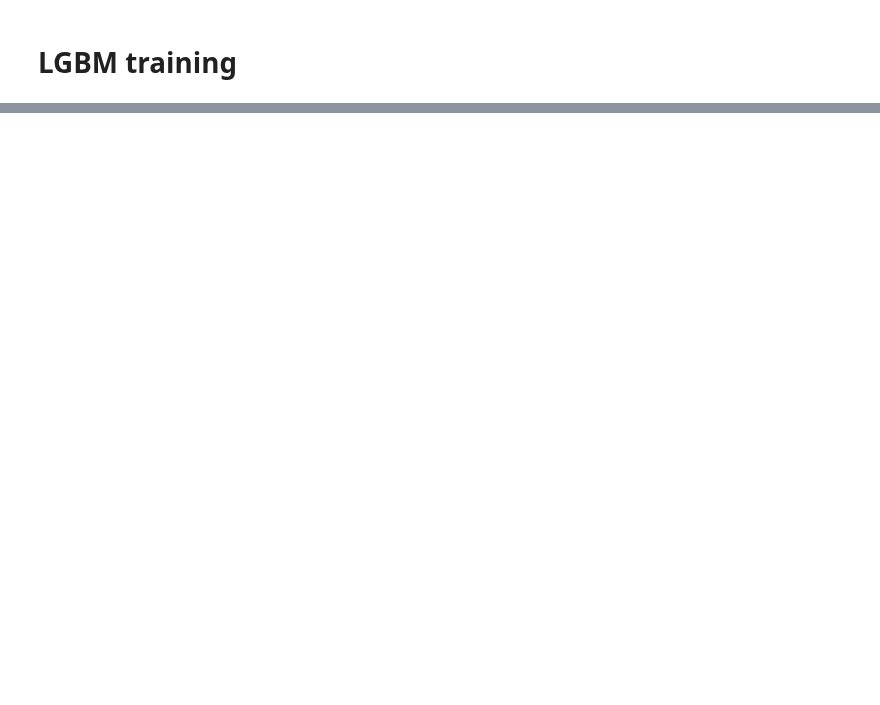
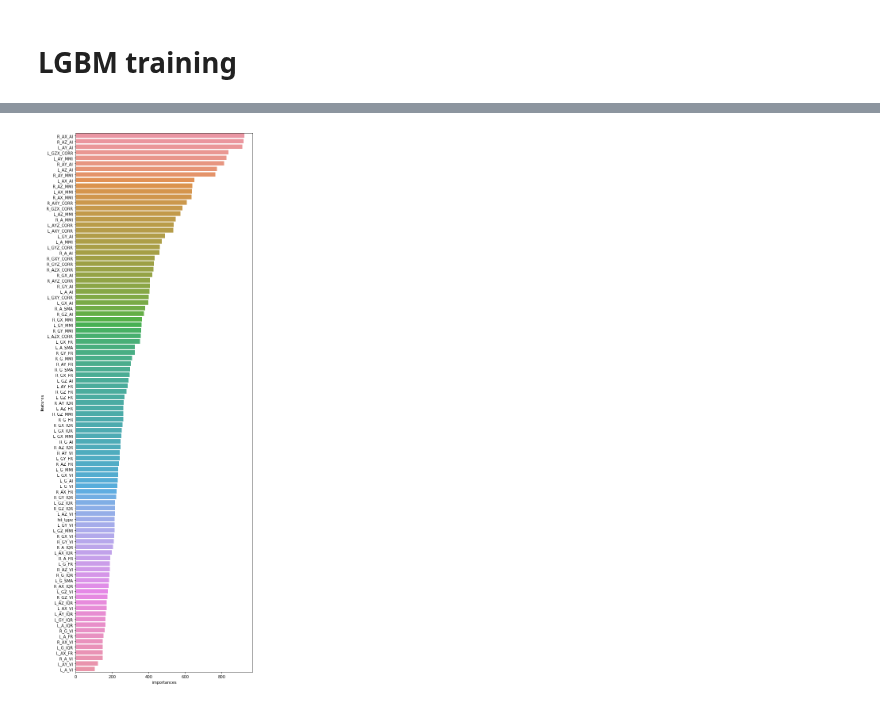
Before and after one commit to dsmilab/Taiko-Master, a Jupyter notebook: util/[beta] profiling.ipynb, the cells around one changed output, grey strips where cells are left out. Cells and saved outputs as stored; diff of their text form; code cells hidden in the pictures; blank space fills up the shorter version.

```diff
--- a/util/[beta] profiling.ipynb
+++ b/util/[beta] profiling.ipynb
@@ -227,0 +238,11 @@ model.save_model('lgbm_model.h5')
+# %%
+train_df = pf.copy()
+
+x = train_df.drop(['who'], axis=1)
+y = train_df['who']
+
+# train / valid / test = 0.4 / 0.4 / 0.2
+x_train, x_test, y_train, y_test = train_test_split(x, y, random_state=0, test_size=0.2, stratify=y)
+x_train, x_valid, y_train, y_valid = train_test_split(x_train, y_train, random_state=0, test_size=0.5, stratify=y_train)
+
+y_train
@@ -227,0 +267,24 @@ model.save_model('lgbm_model.h5')
+# %%
+train_set = lgb.Dataset(x_train, y_train)
+valid_set = lgb.Dataset(x_valid, y_valid, free_raw_data=False)
+watchlist = [valid_set]
+
+params = dict({
+    'learning_rate': 0.2,
+    'application': 'multiclass',
+    'num_classes': 12,
+#     'min_data_in_leaf': 3,
+    'max_depth': 6,
+    'num_leaves': 2 ** 6,
+    'verbosity': 0
+#     'metric': 'multi_logloss'
+})
+
+grid_params = {
+    'learning_rate': [0.1, 0.2],
+    'max_depth': [8, 10],
+}
+
+model = lgb.train(params, train_set=train_set, valid_sets=watchlist,
+                  num_boost_round=200, verbose_eval=5, early_stopping_rounds=100, feval=my_f1_score)
+y_pred = model.predict(x_test, num_iteration=model.best_iteration)
@@ -227,0 +309,10 @@ model.save_model('lgbm_model.h5')
+# %%
+plot_df = pd.DataFrame({'features': train_df.columns[train_df.columns != 'who'],
+                        'importances': model.feature_importance()})
+plot_df = plot_df.sort_values('importances', ascending=False)
+
+plt.figure(figsize=(8, 25))
+sns.barplot(x = plot_df.importances, y = plot_df.features)
+plt.show()
+# %% [output]
+[figure, added]
```
Also changed, not shown: parts of 20 cells of this notebook, 24 other files.
